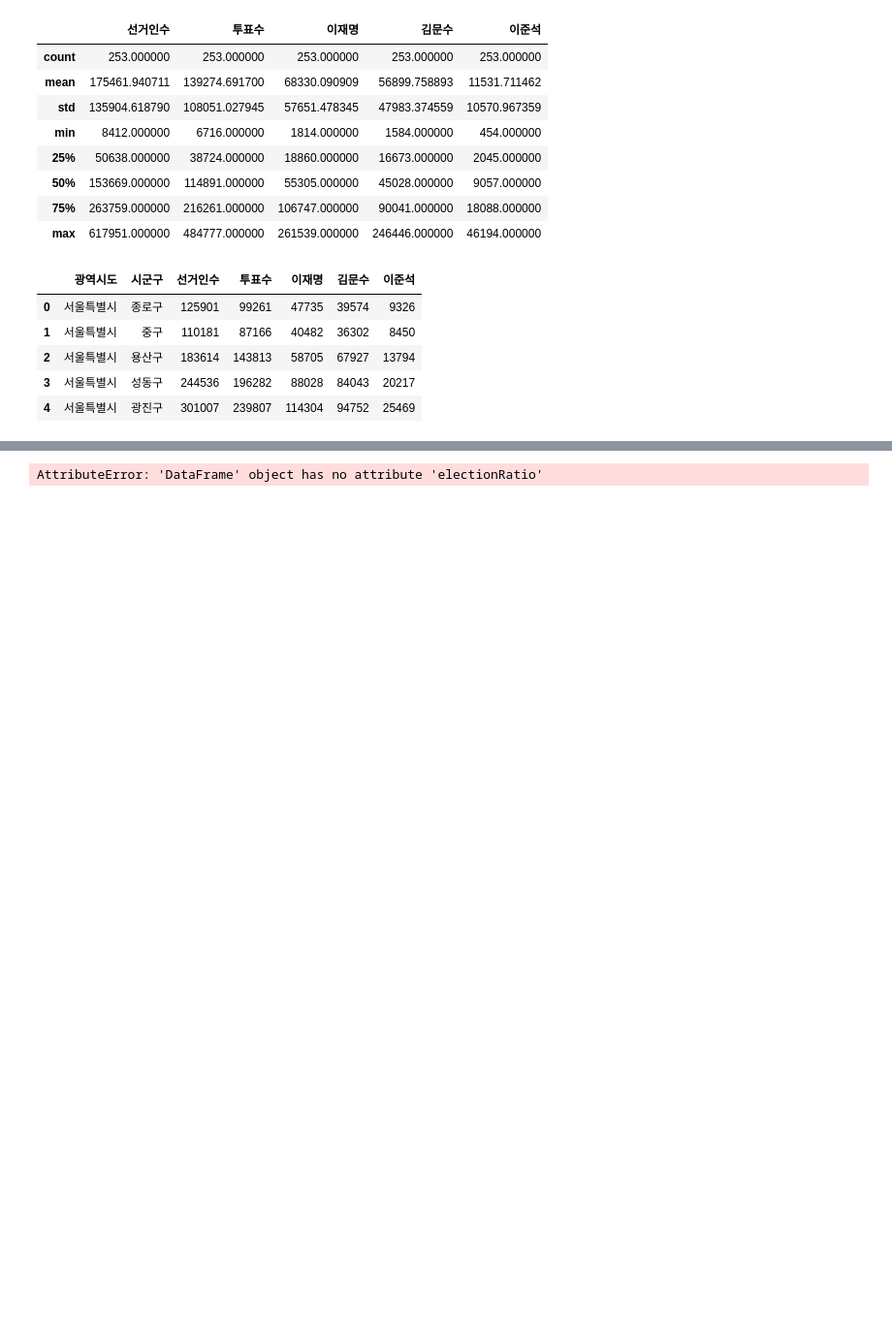
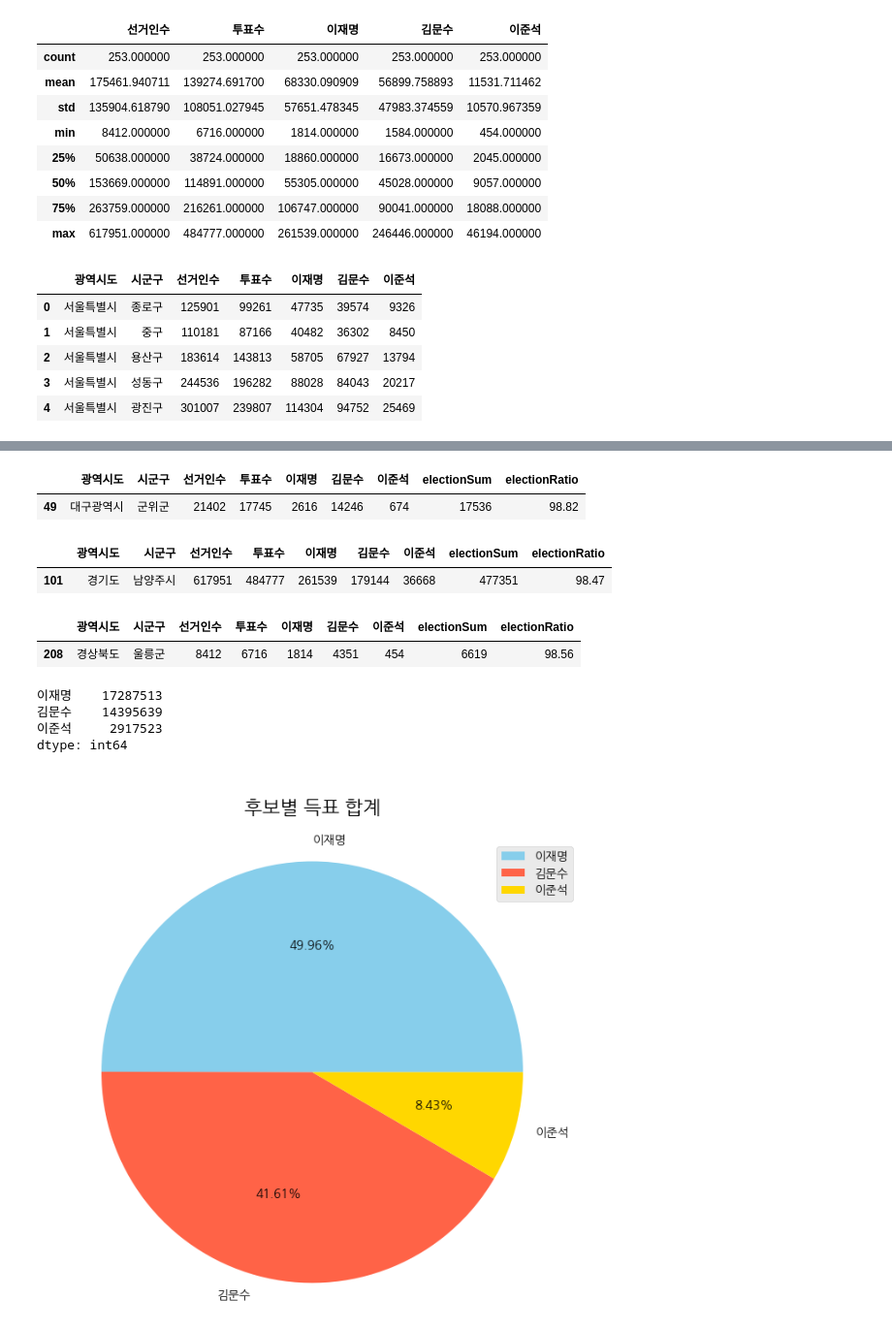
Before and after one commit to Hgracefield/dataAnalysis, a Jupyter notebook: Note/09.대선자료시각화_21대.ipynb, the cells around one changed output, grey strips where cells are left out. Shown at 97% size. Drawn from its saved outputs; the diff is of its cells as text; code cells hidden in the pictures; blank space fills up the shorter version.

```diff
--- a/Note/09.대선자료시각화_21대.ipynb
+++ b/Note/09.대선자료시각화_21대.ipynb
@@ -59,9 +59,7 @@ election.head()
 | 3 | 서울특별시 | 성동구 | 244536 | 196282 | 88028 | 84043 | 20217 |
 | 4 | 서울특별시 | 광진구 | 301007 | 239807 | 114304 | 94752 | 25469 |
 # %%
-electionSum = election[['광역시도', '시군구', '선거인수','이재명', '김문수', '이준석']].copy()
+election['electionSum'] = election[['이재명', '김문수', '이준석']].sum(axis='columns')    # columns = (axis = 1) row = 0
 
-electionSum['electionSum'] = electionSum.sum(axis=1)
-
-electionSum.head()
+election.head()
 # %% [output]
@@ -77,4 +85,25 @@ AttributeError: 'DataFrame' object has no attribute 'electionSum'
 # 3후보의 투표율이 가장 높은 지역?
 election[election.electionRatio == election.electionRatio.max()]
 # %% [output]
-AttributeError: 'DataFrame' object has no attribute 'electionRatio'
+|  | 광역시도 | 시군구 | 선거인수 | 투표수 | 이재명 | 김문수 | 이준석 | electionSum | electionRatio |
+| 49 | 대구광역시 | 군위군 | 21402 | 17745 | 2616 | 14246 | 674 | 17536 | 98.82 |
+# %%
+# 투표수가 제일 많은 지역?
+
+election[election.투표수 == election.투표수.max()]
+# %% [output]
+|  | 광역시도 | 시군구 | 선거인수 | 투표수 | 이재명 | 김문수 | 이준석 | electionSum | electionRatio |
+| 101 | 경기도 | 남양주시 | 617951 | 484777 | 261539 | 179144 | 36668 | 477351 | 98.47 |
+# %%
+election[election.투표수 == election.투표수.min()]
+# %% [output]
+|  | 광역시도 | 시군구 | 선거인수 | 투표수 | 이재명 | 김문수 | 이준석 | electionSum | electionRatio |
+| 208 | 경상북도 | 울릉군 | 8412 | 6716 | 1814 | 4351 | 454 | 6619 | 98.56 |
+# %%
+election_p = election[['이재명', '김문수', '이준석']].sum(axis='rows')
+election_p
+# %% [output]
+이재명    17287513
+김문수    14395639
+이준석     2917523
+dtype: int64
@@ -80,0 +113,21 @@ AttributeError: 'DataFrame' object has no attribute 'electionRatio'
+# %%
+plt.style.use('ggplot')
+
+
+election_p.plot(
+    kind = 'pie',
+    figsize = (8,7),
+    autopct = '%.2f%%',
+    # startangle =//
+    colors = ['skyblue', 'tomato', 'gold'],
+
+)
+
+plt.title('\n후보별 득표 합계\n', fontsize=16)
+plt.axis('equal')
+plt.legend(labels = election_p.index, loc='upper right')
+
+
+plt.show()
+# %% [output]
+[figure, added]
```
Also changed, not shown: parts of 14 cells of this notebook.
